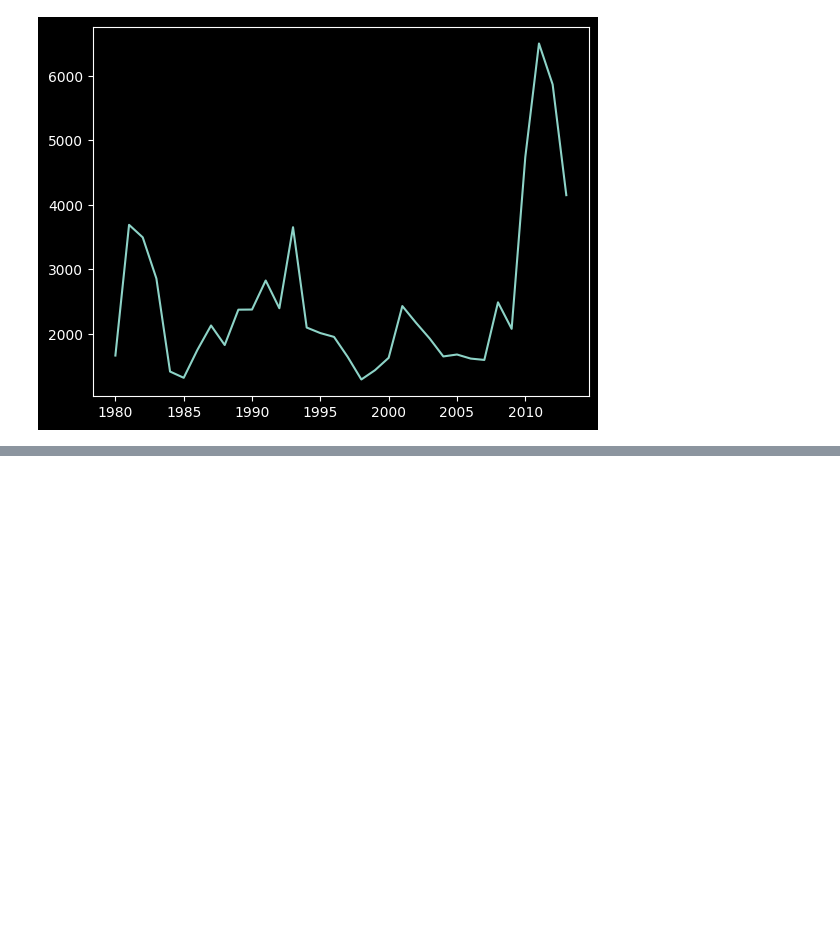
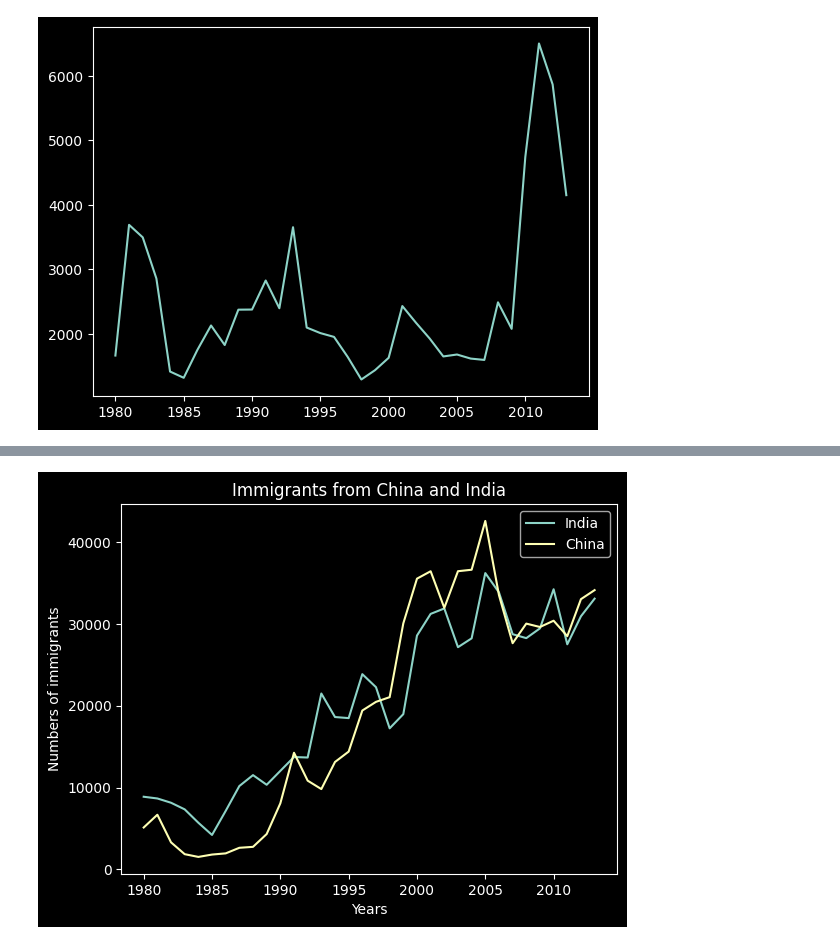
Before and after one commit to Mohwit/Data-Visualization, a Jupyter notebook: lineChart.ipynb, the cells around one changed output, grey strips where cells are left out. Drawn from its saved outputs; the diff is of its cells as text; code cells hidden in the pictures; blank space fills up the shorter version.

```diff
--- a/lineChart.ipynb
+++ b/lineChart.ipynb
@@ -494,0 +496,3 @@ If the years were stored as type 'string', we would need to specify x as the ind
+# %%
+df_IC = df_can.loc[['India', 'China'], years]
+df_IC
@@ -494,0 +504,6 @@ If the years were stored as type 'string', we would need to specify x as the ind
+# %%
+#We can't simply use plot function to plot chart,
+#as index of df_IC is 'India' and 'China'
+#and we need years to be index
+df_IC = df_IC.transpose()
+df_IC
@@ -494,0 +528,10 @@ If the years were stored as type 'string', we would need to specify x as the ind
+# %%
+#plotting line chart for comparison India and China immigrants
+df_IC.index = df_IC.index.map(int)
+df_IC.plot(kind='line')
+plt.title('Immigrants from China and India')
+plt.xlabel('Years')
+plt.ylabel('Numbers of immigrants')
+plt.show()
+# %% [output]
+[figure, added]
```
Also changed, not shown: parts of 7 cells of this notebook.
